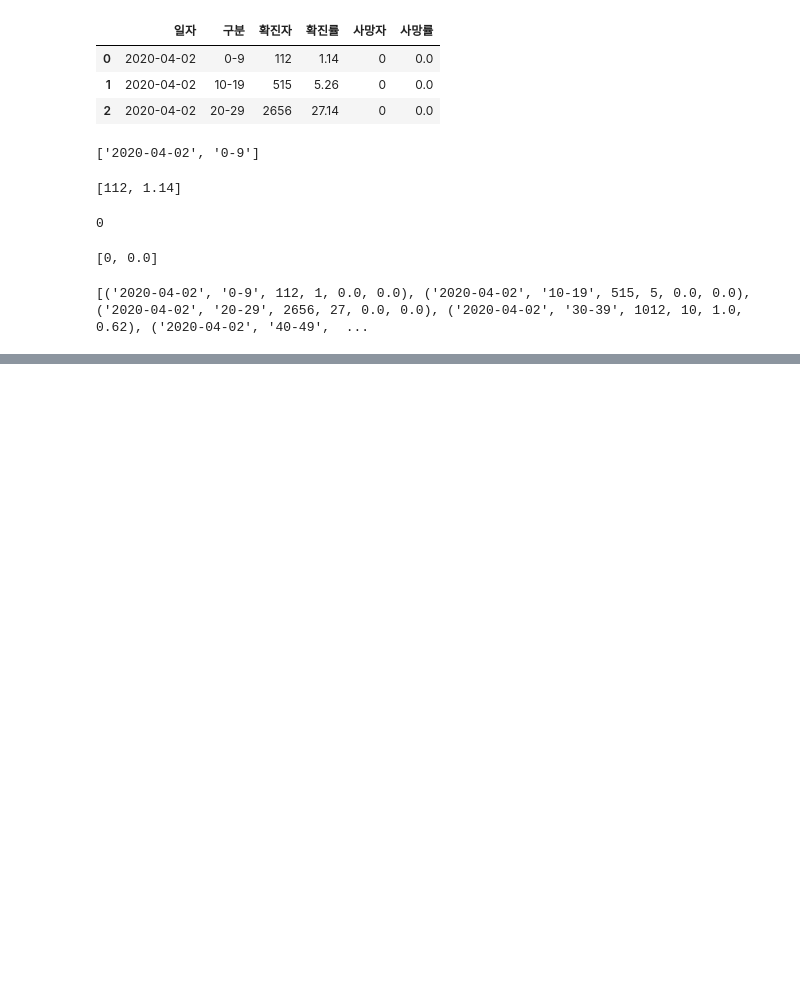
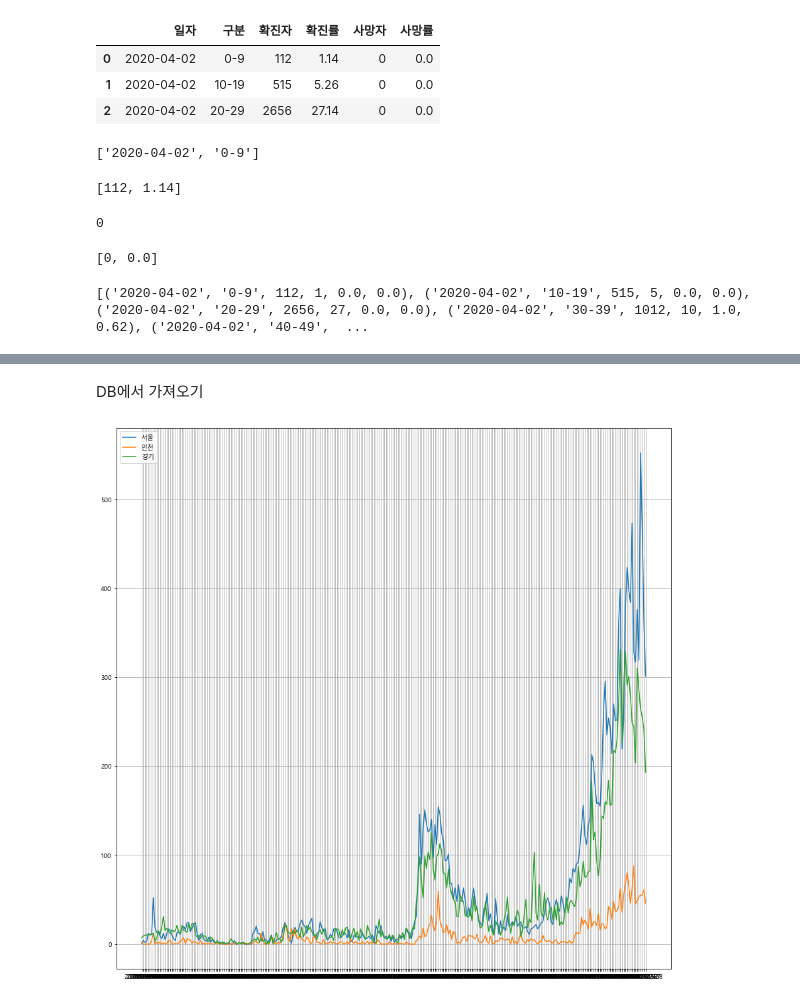
Before and after one commit to beegramin9/Flask, a Jupyter notebook: 3_module/db/dbtest.ipynb, the cells around one changed output, grey strips where cells are left out. Cells and saved outputs as stored; diff of their text form; code cells hidden in the pictures; blank space fills up the shorter version.

```diff
--- a/3_module/db/dbtest.ipynb
+++ b/3_module/db/dbtest.ipynb
@@ -512,0 +598,19 @@ print(get_demographic_data('2020-04-02'))
+# %% [markdown]
+DB에서 가져오기
+# %%
+# 리스트로는 못 뽑고 반복문으로 뽑아야 함
+city_list = ['서울','인천','경기']
+for city in city_list:
+    sql = """ select date,city,casenum from all_info where city = ? """
+    cur.execute(sql, (city,) )
+    rows = cur.fetchall()
+    conn.commit()
+    result = pd.DataFrame(rows, columns = ['일자','지역','전일대비'])
+
+
+    plt.plot(result['일자'], result['전일대비'], label=city )
+plt.legend()
+plt.grid()
+plt.show()
+# %% [output]
+[figure, added]
```
Also changed, not shown: parts of 22 cells of this notebook, 9 other files.
